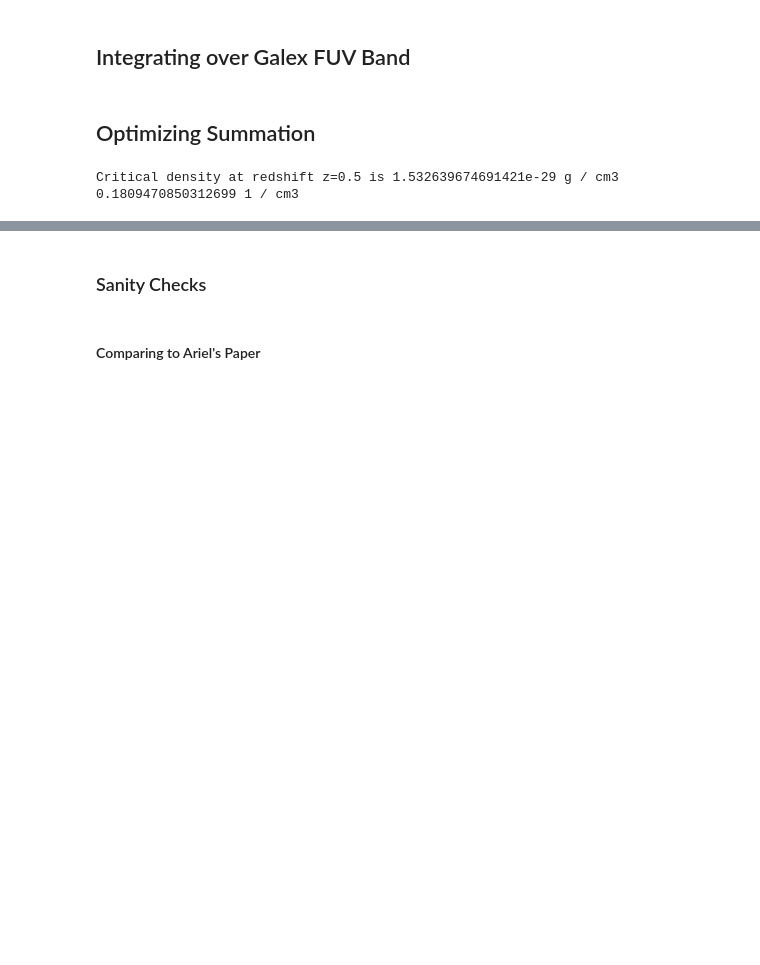
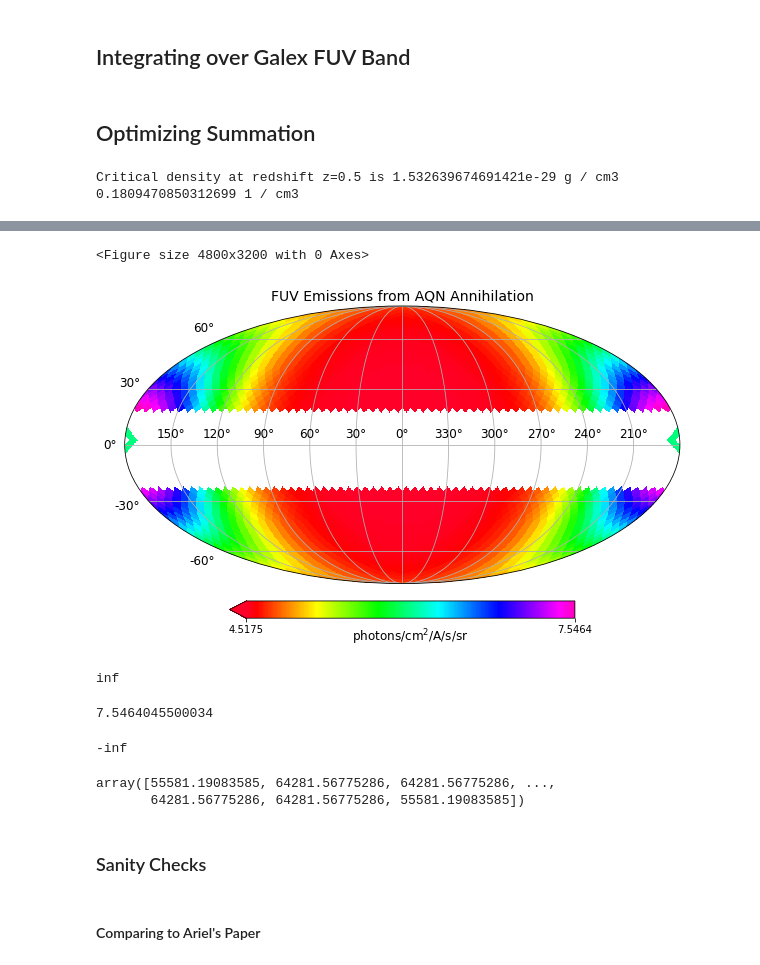
Before and after one commit to msekatchev/nugget_emissions_backup, a Jupyter notebook: AQN Emissivity MAIN.ipynb, the cells around one changed output, grey strips where cells are left out. Drawn from its saved outputs; the diff is of its cells as text; code cells hidden in the pictures; blank space fills up the shorter version.

```diff
--- a/AQN Emissivity MAIN.ipynb
+++ b/AQN Emissivity MAIN.ipynb
@@ -813,3 +844,45 @@ plt.show()
+# %%
+f1 = plt.figure(figsize=(12, 8), dpi=400)
+hp.projview(np.log10(dfdlambda),
+            title="FUV Emissions from AQN Annihilation",
+            rot=(180,0,0),
+            coord=["E"],
+            cmap='gist_rainbow',
+            fig=f1,
+            unit="photons/cm$^2$/A/s/sr",
+            projection_type="mollweide",
+            #rot_graticule = True,
+            graticule=True,
+            graticule_labels=True,
+            cb_orientation="horizontal",
+            latitude_grid_spacing=30,
+            longitude_grid_spacing=30,
+            override_rot_graticule_properties = {"g_alpha":1, 'g_color':'white'},)
+#hp.graticule(dmer=30,dpar=30, alpha=1, color="white")
+#     xlabel="longitude",
+#     ylabel="latitude",
+plt.savefig("skymap_full_band_1kg-.png")
+plt.show()
+# %% [output]
+<Figure size 4800x3200 with 0 Axes>
+[figure, added]
+# %%
+print(np.max(np.log10(dfdlambda)) - np.min(np.log10(dfdlambda)))
+# %% [output]
+inf
+# %%
+np.max(np.log10(dfdlambda))
+# %% [output]
+7.5464045500034
+# %%
+np.log(dfdlambda[1536])
+# %% [output]
+-inf
+# %%
+dfdlambda
+# %% [output]
+array([55581.19083585, 64281.56775286, 64281.56775286, ...,
+       64281.56775286, 64281.56775286, 55581.19083585])
 # %%
 def sum_epsilon(l_min,l_max,theta,phi,nu):
     dfdnu = sum(func(z_array, theta, phi, nu))
```
Also changed, not shown: parts of 8 cells of this notebook, 2 other files.
